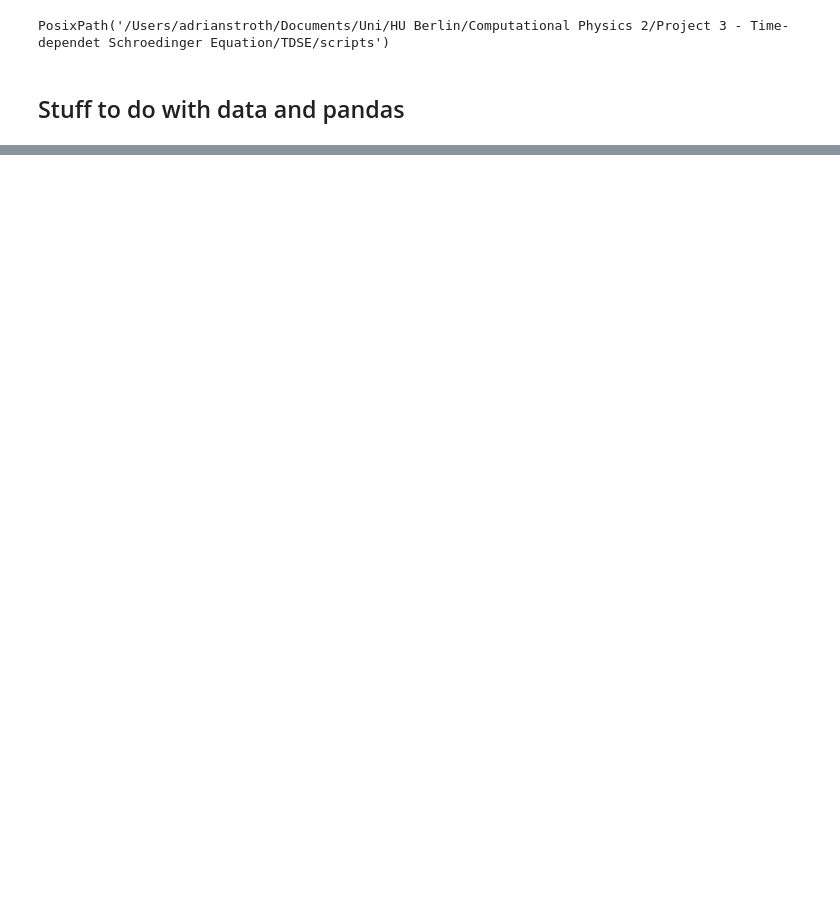
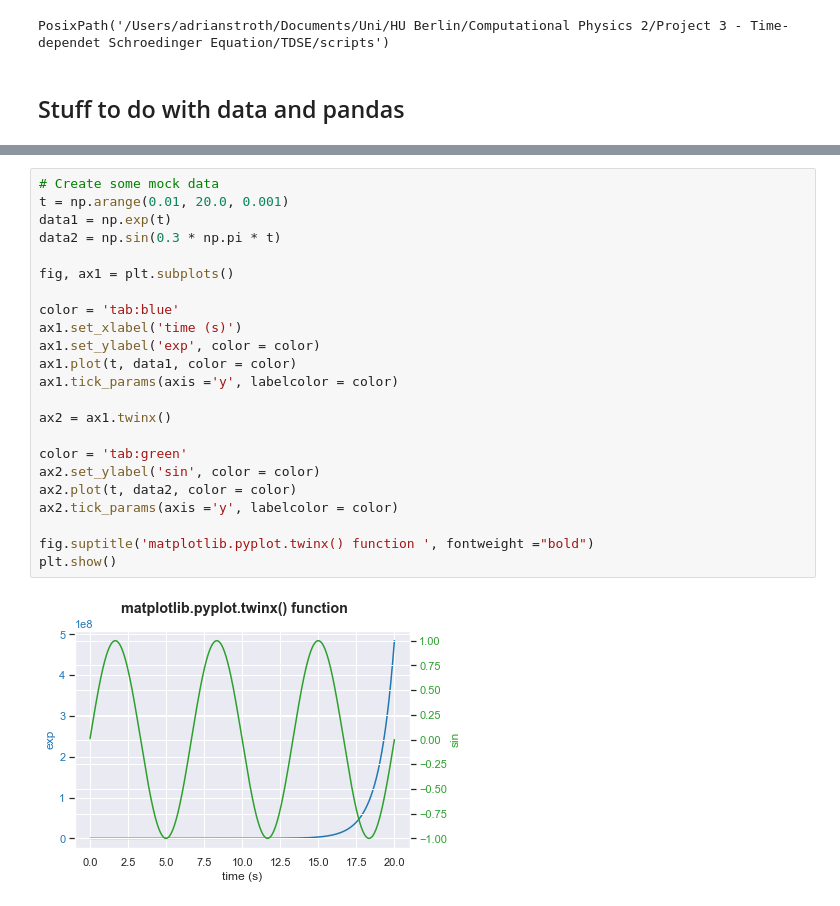
Before and after one commit to carlulli/TDSE, a Jupyter notebook: scripts/convergence.ipynb, the cells around one changed output, grey strips where cells are left out. Drawn from its saved outputs; the diff is of its cells as text; blank space fills up the shorter version.

```diff
--- a/scripts/convergence.ipynb
+++ b/scripts/convergence.ipynb
@@ -115,0 +229,25 @@ plt.show()
+# %%
+# Create some mock data
+t = np.arange(0.01, 20.0, 0.001)
+data1 = np.exp(t)
+data2 = np.sin(0.3 * np.pi * t)
+
+fig, ax1 = plt.subplots()
+
+color = 'tab:blue'
+ax1.set_xlabel('time (s)')
+ax1.set_ylabel('exp', color = color)
+ax1.plot(t, data1, color = color)
+ax1.tick_params(axis ='y', labelcolor = color)
+
+ax2 = ax1.twinx()
+
+color = 'tab:green'
+ax2.set_ylabel('sin', color = color)
+ax2.plot(t, data2, color = color)
+ax2.tick_params(axis ='y', labelcolor = color)
+
+fig.suptitle('matplotlib.pyplot.twinx() function ', fontweight ="bold")
+plt.show()
+# %% [output]
+[figure, added]
```
Also changed, not shown: parts of 15 cells of this notebook.
